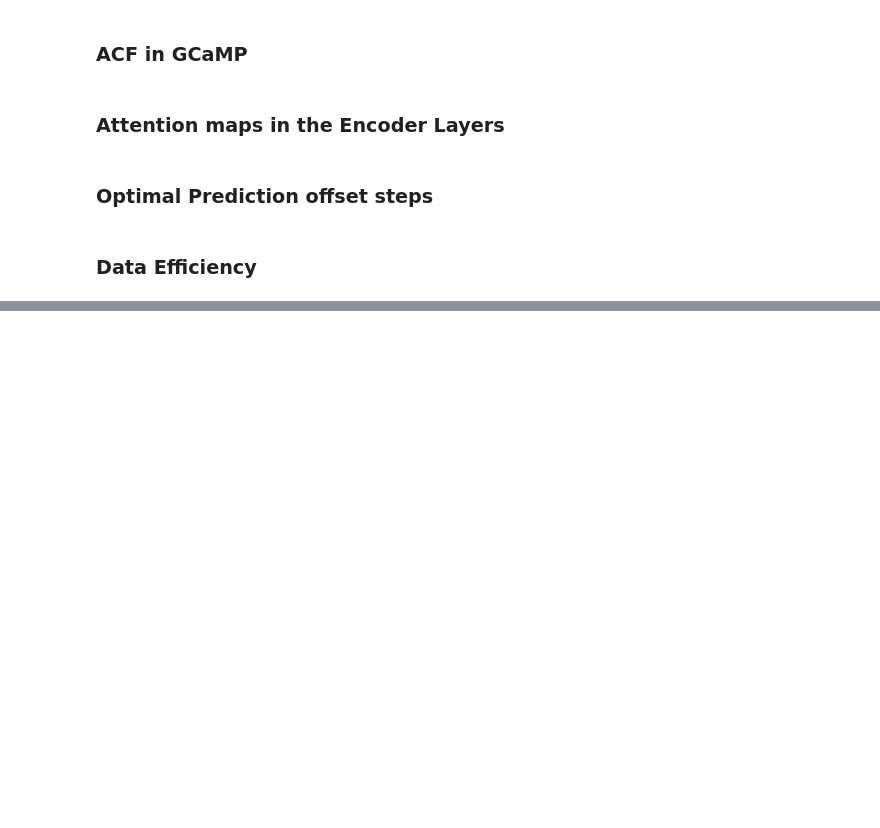
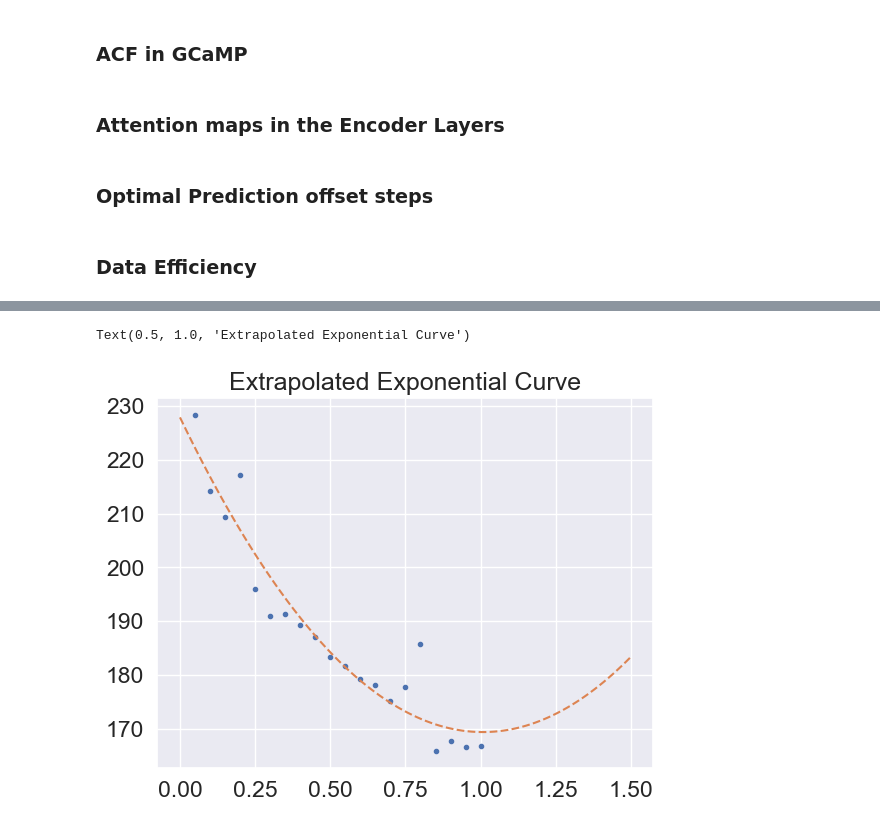
Before and after one commit to cngzlsh/approx_brain, a Jupyter notebook: poster.ipynb, the cells around one changed output, grey strips where cells are left out. Cells and saved outputs as stored; diff of their text form; code cells hidden in the pictures; blank space fills up the shorter version.

```diff
--- a/poster.ipynb
+++ b/poster.ipynb
@@ -1156,0 +1192,10 @@ plt.show()
+# %%
+xs2 = np.linspace(0,1.5,100)
+ys2 = monoExp(xs2, m, t, b)
+
+plt.plot(xs, ys, '.', label="data")
+plt.plot(xs2, ys2, '--', label="fitted")
+plt.title("Extrapolated Exponential Curve")
+# %% [output]
+Text(0.5, 1.0, 'Extrapolated Exponential Curve')
+[figure, added]
```
Also changed, not shown: parts of 14 cells of this notebook, 2 other files.
